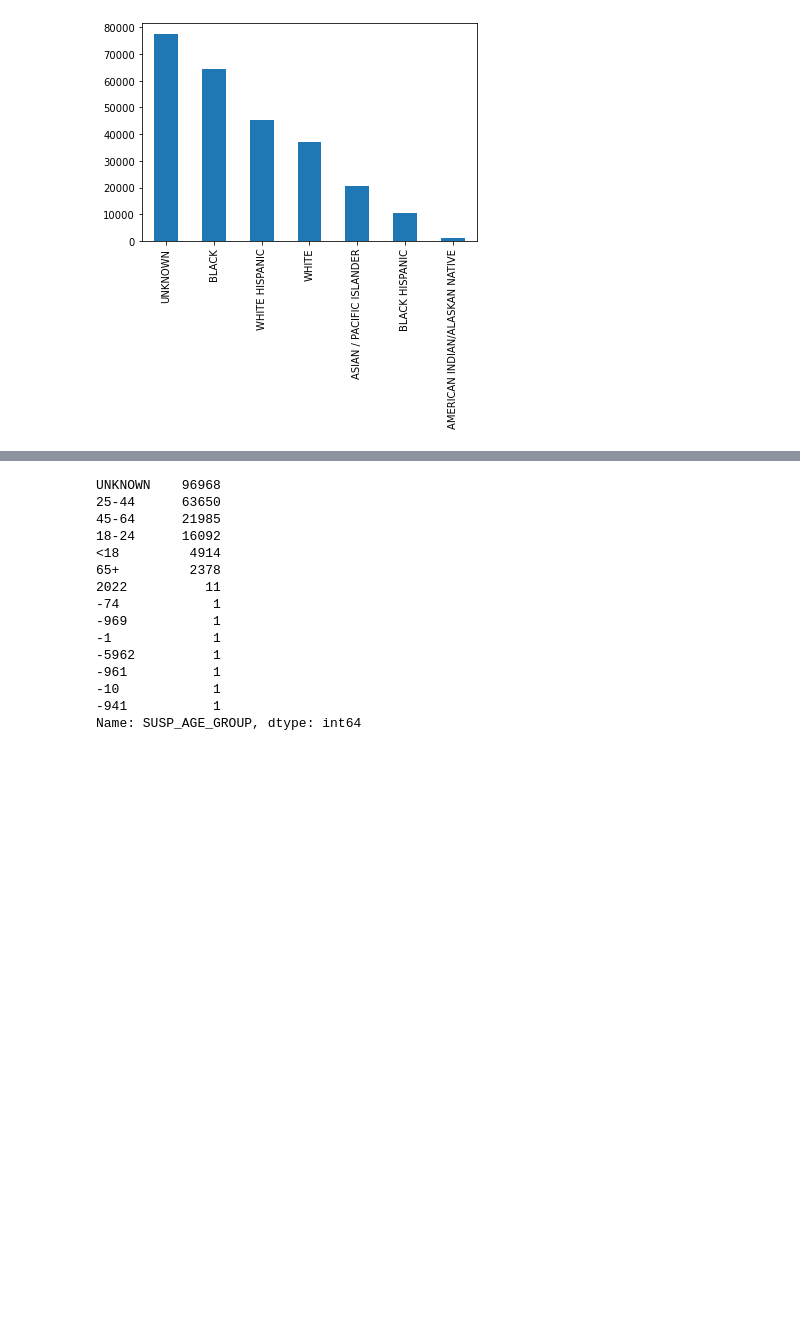
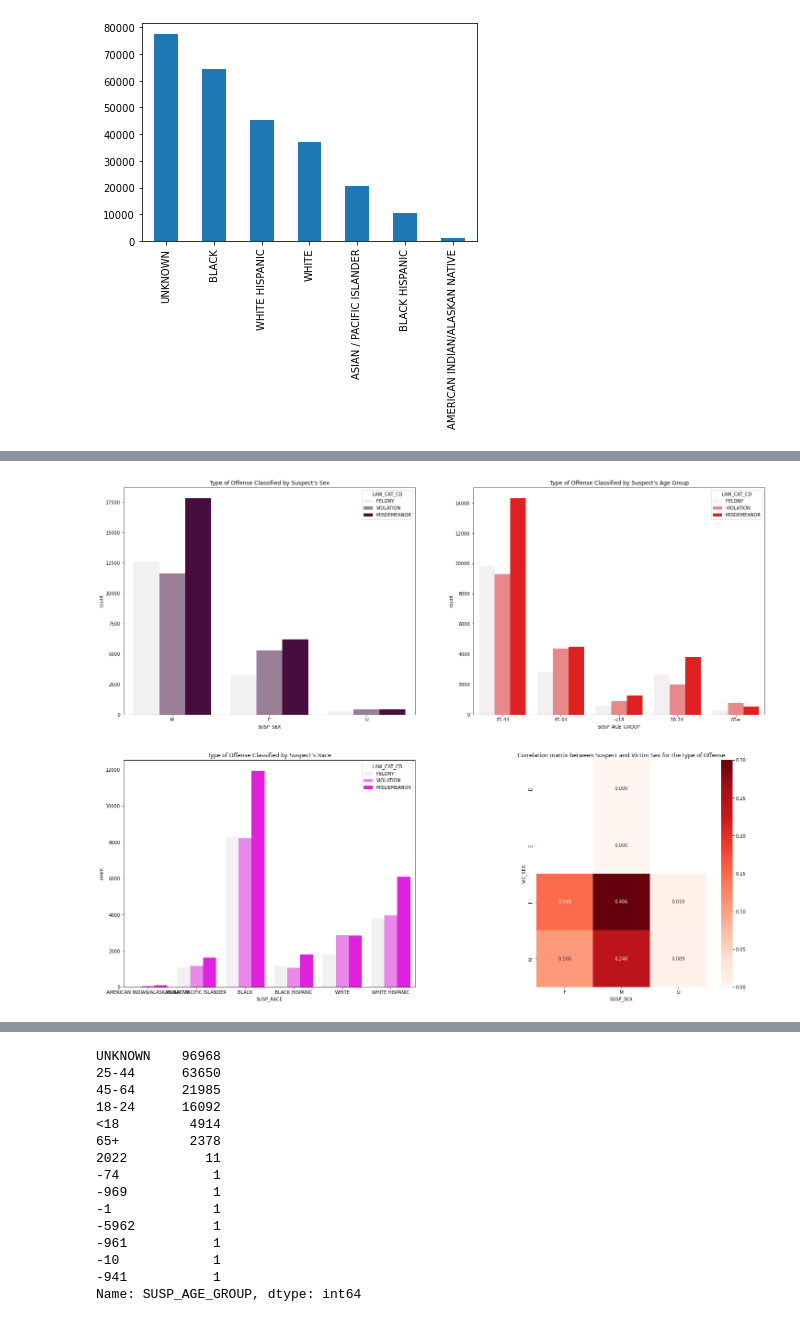
Before and after one commit to chadasravani/IST5520_Group1_NYPD_Complaint_Data, a Jupyter notebook: Project_new.ipynb, the cells around one changed output, grey strips where cells are left out. Saved outputs shown, nothing was run; the diff lists cells and outputs as text; code cells hidden in the pictures; blank space fills up the shorter version.

```diff
--- a/Project_new.ipynb
+++ b/Project_new.ipynb
@@ -158,0 +176,15 @@ df['VIC_RACE'].value_counts().plot(kind='bar')
+# %%
+fig, ax= plt.subplots(2,2,figsize=(25,20))
+sns.countplot(x='SUSP_SEX', hue="LAW_CAT_CD", data=df,ax=ax[0,0],color='#510343')
+ax[0,0].set_title("Type of Offense Classified by Suspect's Sex")
+sns.countplot(x='SUSP_AGE_GROUP', hue="LAW_CAT_CD", data=df,ax=ax[0,1],color='#ff0000')
+ax[0,1].set_title("Type of Offense Classified by Suspect's Age Group")
+sns.countplot(x='SUSP_RACE', hue="LAW_CAT_CD", data=df,ax=ax[1,0],color='#ff00ff')
+ax[1,0].set_title("Type of Offense Classified by Suspect's Race")
+cross_table = df.groupby(['SUSP_SEX', 'VIC_SEX'])['LAW_CAT_CD'].count()
+cross_table = cross_table.divide(cross_table.sum(), axis=0).unstack(level=0)
+sns.heatmap(cross_table, cmap="Reds",square=True,vmin=0, vmax=0.30,annot=True,fmt='.3f',ax=ax[1,1])
+ax[1,1].set_title('Correlation matrix between Suspect and Victim Sex for the type of Offense')
+plt.show()
+# %% [output]
+[figure, added]
```
Also changed, not shown: parts of 53 cells of this notebook, 2 other files.
